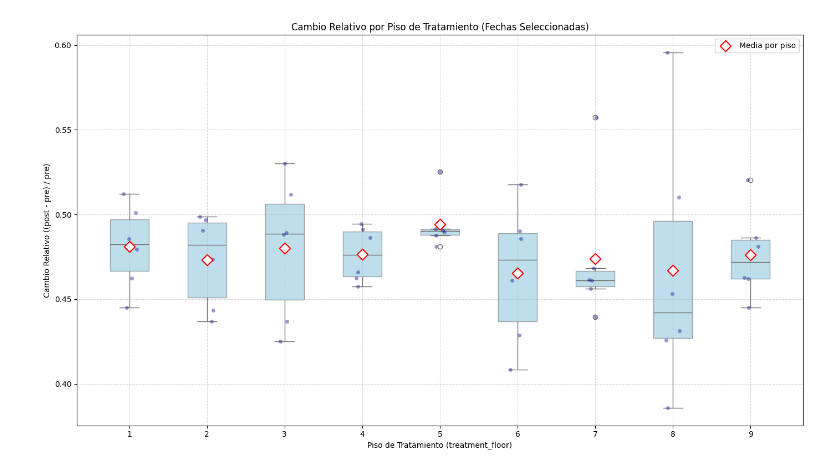
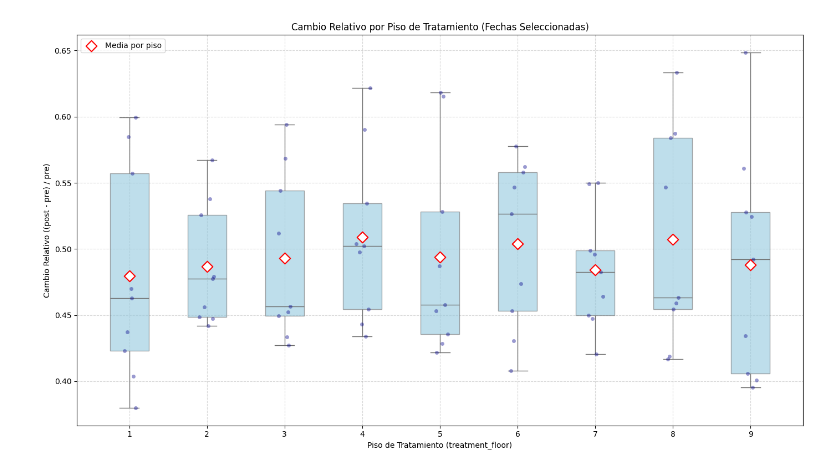
Before and after one commit to KierPrev/Magseed, a Jupyter notebook: src/notebookExperimentosIman.ipynb, the cells around one changed output. Drawn from its saved outputs; the diff is of its cells as text; code cells hidden in the pictures.

```diff
--- a/src/notebookExperimentosIman.ipynb
+++ b/src/notebookExperimentosIman.ipynb
@@ -178,10 +121,8 @@ import matplotlib.pyplot as plt
 experiments_dir = Path("/Users/kier/MEGA/tesina/tesis-magnetobiologia-software/data/experiments")
 
 #### GRAFICA DE COMPARATIVA DE EXPERIMENTO
-# Definís tus fechas explícitas
-#fechas_validas = ["20260608", "20260331", "20260622"]
-
-fechas_validas = ["20260626", "20260721"]
+# Usa las fechas definidas en la primera celda
+fechas_validas = fechas
 
 all_dfs = []
 for fecha in fechas_validas:
@@ -228,34 +169,34 @@ if all_dfs:
     # Marcador para la media de cada grupo
     mean_df = combined_df.groupby("treatment_floor")["pct_change"].mean().reset_index()
 
     # Mapear los valores de x a los índices para el scatter plot
     x_positions = {floor: i for i, floor in enumerate(floor_order)}
     mean_df['x_pos'] = mean_df['treatment_floor'].map(x_positions)
 
     plt.scatter(
         x=mean_df['x_pos'],
         y=mean_df['pct_change'],
         marker='D',
         s=100,
         facecolors='white',
         edgecolors='red',
         linewidths=1.5,
         zorder=10,
         label='Media por piso'
     )
 
     plt.xlabel("Piso de Tratamiento (treatment_floor)")
     plt.ylabel("Cambio Relativo ((post - pre) / pre)")
     plt.title("Cambio Relativo por Piso de Tratamiento (Fechas Seleccionadas)")
     plt.xticks(ticks=range(len(floor_order)), labels=floor_order)
     plt.grid(True, linestyle='--', alpha=0.5)
     plt.legend()
     plt.tight_layout()
     plt.show()
 else:
     print("No se encontraron datos de experimentos para las fechas indicadas.")
 # %% [output]
-[figure, old version]
+[figure, new version]
 # %%
 from statsmodels.formula.api import ols
 from statsmodels.stats.anova import anova_lm
```
Also changed, not shown: parts of 6 cells of this notebook, 33 other files.
